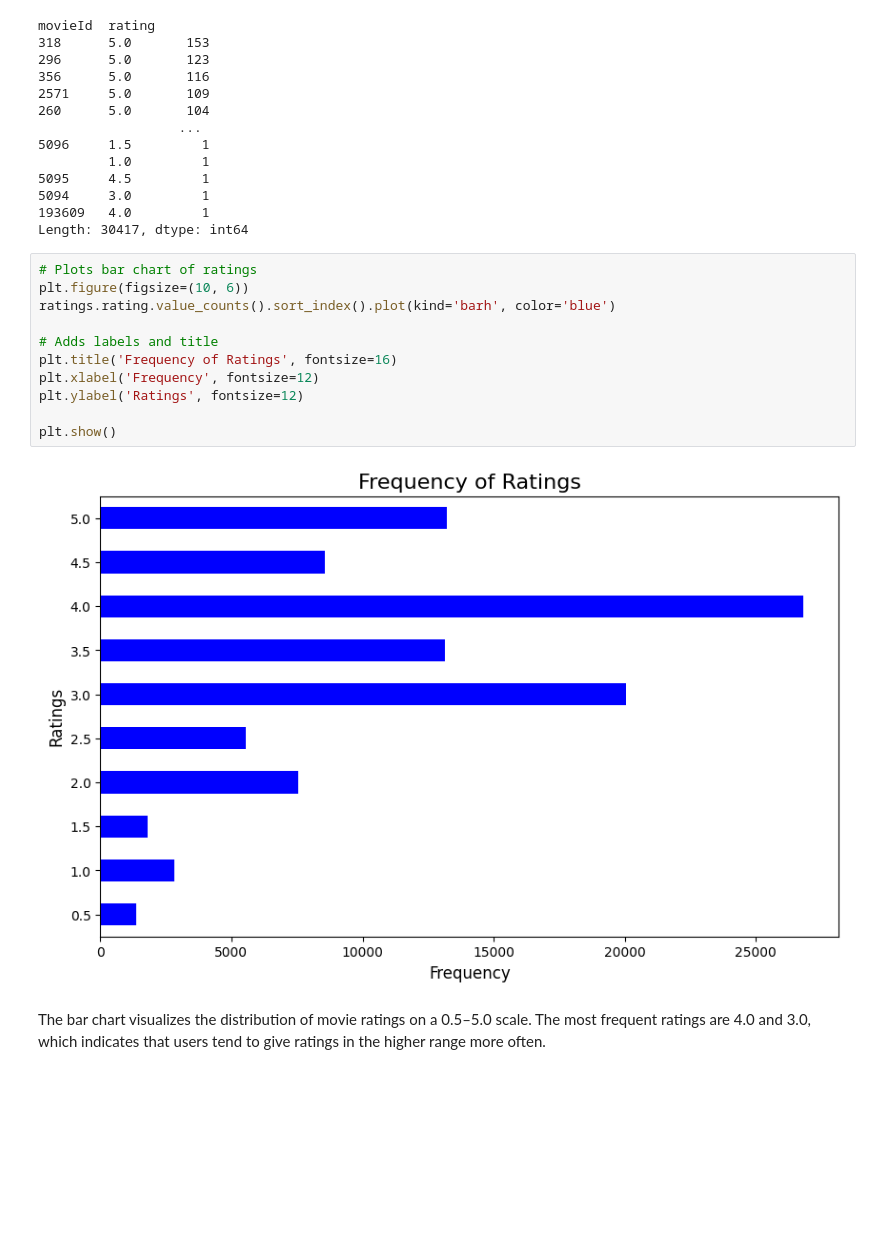
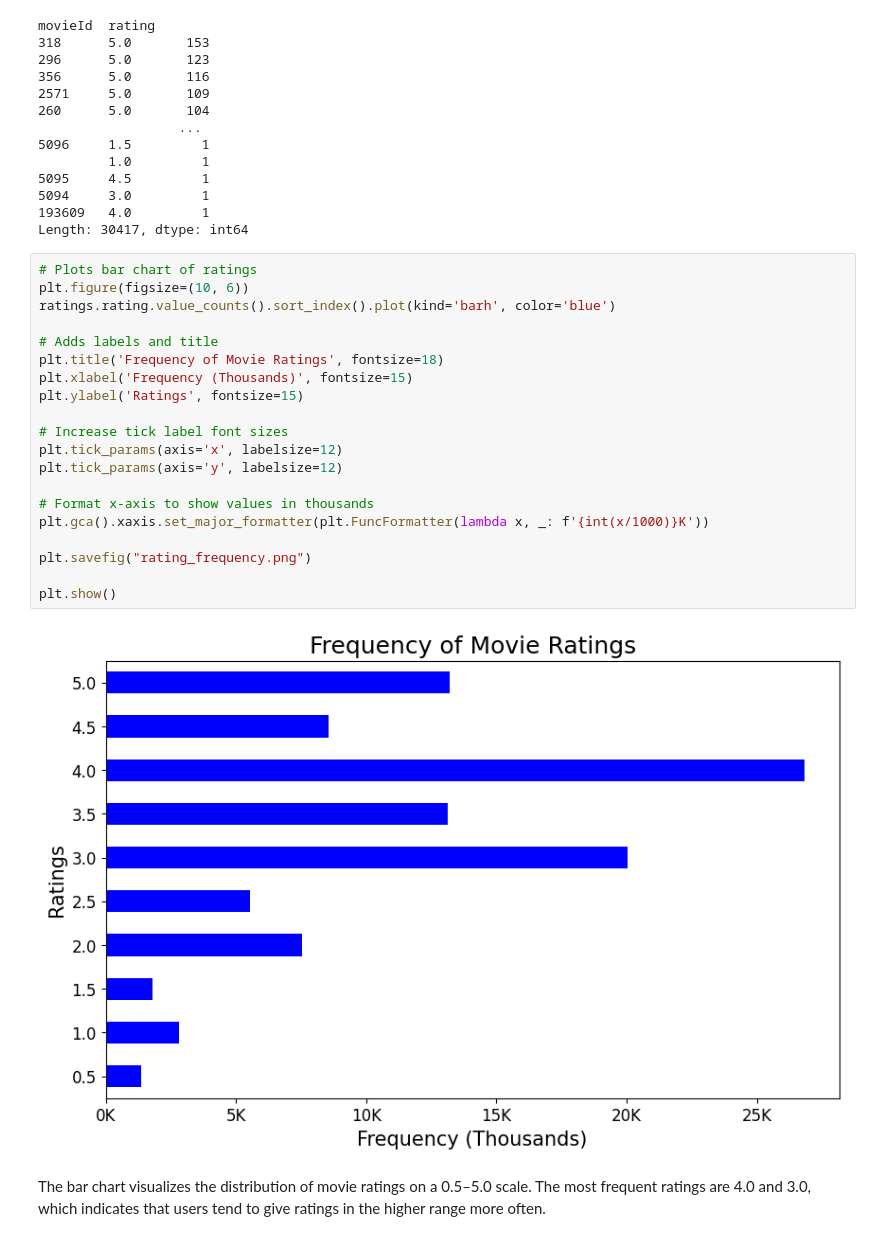
Before and after one commit to ckucewicz/movie_recommendation_system, a Jupyter notebook: notebook.ipynb, the cells around one changed output. Drawn from its saved outputs; the diff is of its cells as text; blank space fills up the shorter version.

```diff
--- a/notebook.ipynb
+++ b/notebook.ipynb
@@ -272,16 +272,25 @@ Length: 30417, dtype: int64
 # %%
 # Plots bar chart of ratings
 plt.figure(figsize=(10, 6))
 ratings.rating.value_counts().sort_index().plot(kind='barh', color='blue')
 
 # Adds labels and title
-plt.title('Frequency of Ratings', fontsize=16)
-plt.xlabel('Frequency', fontsize=12)
-plt.ylabel('Ratings', fontsize=12)
+plt.title('Frequency of Movie Ratings', fontsize=18)
+plt.xlabel('Frequency (Thousands)', fontsize=15)
+plt.ylabel('Ratings', fontsize=15)
+
+# Increase tick label font sizes
+plt.tick_params(axis='x', labelsize=12)
+plt.tick_params(axis='y', labelsize=12)
+
+# Format x-axis to show values in thousands
+plt.gca().xaxis.set_major_formatter(plt.FuncFormatter(lambda x, _: f'{int(x/1000)}K'))
+
+plt.savefig("rating_frequency.png")
 
 plt.show()
 # %% [output]
-[figure, old version]
+[figure, new version]
 # %% [markdown]
 The bar chart visualizes the distribution of movie ratings on a 0.5–5.0 scale. The most frequent ratings are 4.0 and 3.0, which indicates that users tend to give ratings in the higher range more often.
 # %% [markdown]
```
Also changed, not shown: parts of 17 cells of this notebook, 5 other files.
